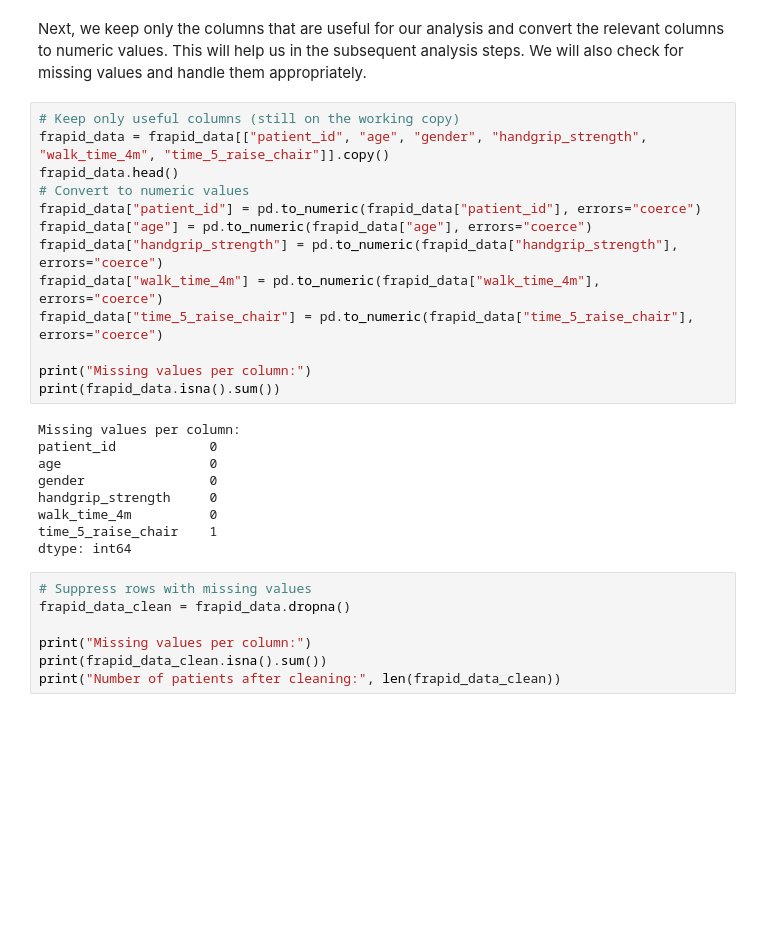
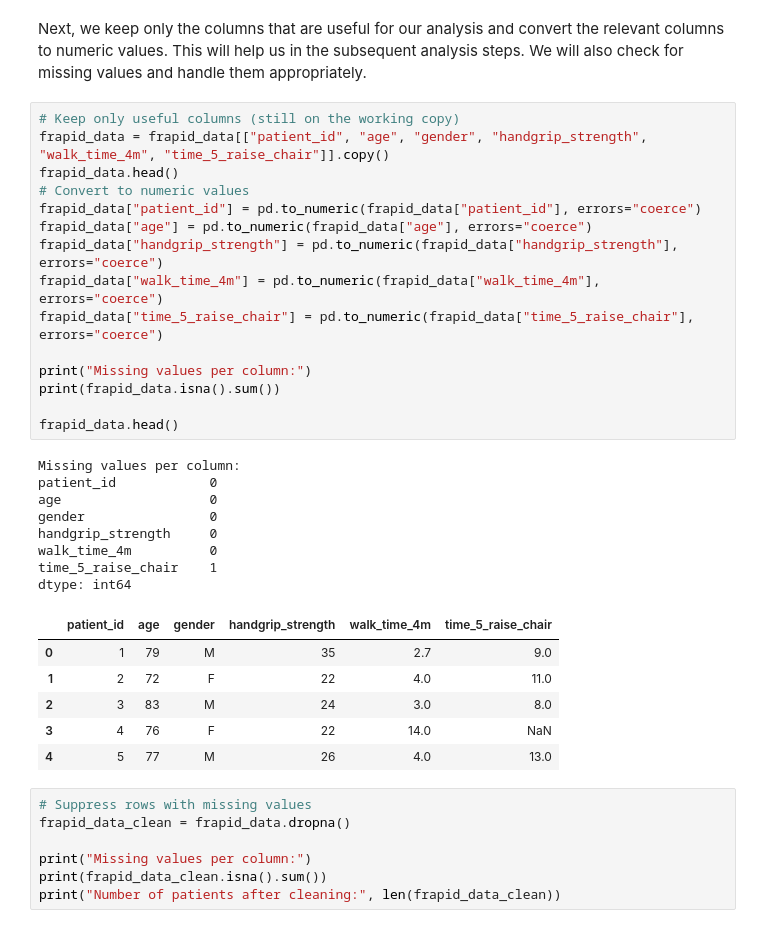
Before and after one commit to inesvincent/Project_R_Python_M2_REHAB, a Jupyter notebook: vincent.ines.ipynb, the cells around one changed output. Saved outputs shown, nothing was run; the diff lists cells and outputs as text; blank space fills up the shorter version.

```diff
--- a/vincent.ines.ipynb
+++ b/vincent.ines.ipynb
@@ -76,25 +76,33 @@ Next, we keep only the columns that are useful for our analysis and convert the
 # %%
 # Keep only useful columns (still on the working copy)
 frapid_data = frapid_data[["patient_id", "age", "gender", "handgrip_strength", "walk_time_4m", "time_5_raise_chair"]].copy()
 frapid_data.head()
 # Convert to numeric values
 frapid_data["patient_id"] = pd.to_numeric(frapid_data["patient_id"], errors="coerce")
 frapid_data["age"] = pd.to_numeric(frapid_data["age"], errors="coerce")
 frapid_data["handgrip_strength"] = pd.to_numeric(frapid_data["handgrip_strength"], errors="coerce")
 frapid_data["walk_time_4m"] = pd.to_numeric(frapid_data["walk_time_4m"], errors="coerce")
 frapid_data["time_5_raise_chair"] = pd.to_numeric(frapid_data["time_5_raise_chair"], errors="coerce")
 
 print("Missing values per column:")
 print(frapid_data.isna().sum())
+
+frapid_data.head()
 # %% [output]
 Missing values per column:
 patient_id            0
 age                   0
 gender                0
 handgrip_strength     0
 walk_time_4m          0
 time_5_raise_chair    1
 dtype: int64
+|  | patient_id | age | gender | handgrip_strength | walk_time_4m | time_5_raise_chair |
+| 0 | 1 | 79 | M | 35 | 2.7 | 9.0 |
+| 1 | 2 | 72 | F | 22 | 4.0 | 11.0 |
+| 2 | 3 | 83 | M | 24 | 3.0 | 8.0 |
+| 3 | 4 | 76 | F | 22 | 14.0 | NaN |
+| 4 | 5 | 77 | M | 26 | 4.0 | 13.0 |
 # %%
 # Suppress rows with missing values
 frapid_data_clean = frapid_data.dropna()
```
Also changed, not shown: parts of 1 cell of this notebook, 6 other files.
